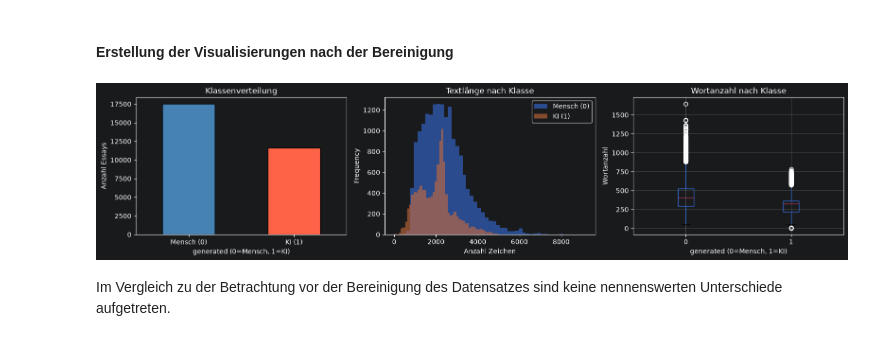
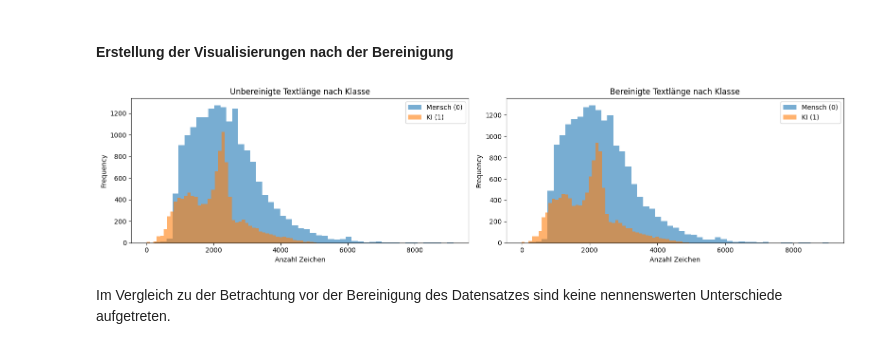
Before and after one commit to TheAmarok/Neue-Konzepte-Gruppe-9, a Jupyter notebook: Notebook_Abgabeversion_kommentiert.ipynb, the cells around one changed output. Cells and saved outputs as stored; diff of their text form; code cells hidden in the pictures.

Commit message:
ändert text zu text_clean wo nötig

```diff
--- a/Notebook_Abgabeversion_kommentiert.ipynb
+++ b/Notebook_Abgabeversion_kommentiert.ipynb
@@ -782,52 +782,34 @@ df.head()
 #### Erstellung der Visualisierungen nach der Bereinigung
 # %%
 # Drei nebeneinanderliegende Diagramme anlegen
-fig, axes = plt.subplots(1, 3, figsize=(16, 4))
+fig, axes = plt.subplots(1, 2, figsize=(16, 4))
 
-# (a) Klassenverteilung
-# Häufigkeit der Klassen als Balkendiagramm
-df["generated"].value_counts().plot(kind="bar", ax=axes[0], color=["steelblue", "tomato"], edgecolor="black")
-# Titel des ersten Diagramms
-axes[0].set_title("Klassenverteilung")
-# x-Achsen-Beschriftung
-axes[0].set_xlabel("generated (0=Mensch, 1=KI)")
-# y-Achsen-Beschriftung
-axes[0].set_ylabel("Anzahl Essays")
-# Tick-Beschriftungen lesbar setzen
-axes[0].set_xticklabels(["Mensch (0)", "KI (1)"], rotation=0)
+# Unbereinigte Textlänge (Zeichen)
+# Histogramm der Textlänge je Klasse
+df.groupby("generated")["text_length"].plot(kind="hist", bins=50, alpha=0.6, ax=axes[0], legend=True)
+# Titel
+axes[0].set_title("Unbereinigte Textlänge nach Klasse")
+# x-Achse
+axes[0].set_xlabel("Anzahl Zeichen")
+# Legende setzen
+axes[0].legend(["Mensch (0)", "KI (1)"])
 
-# (b) Textlänge (Zeichen)
-# Neue Spalte mit Zeichenanzahl je Text
-df["text_length"] = df["text"].str.len()
+# Bereinigte Textlänge (Zeichen)
 # Histogramm der Textlänge je Klasse
-df.groupby("generated")["text_length"].plot(kind="hist", bins=50, alpha=0.6, ax=axes[1], legend=True)
+df.groupby("generated")["text_clean_length"].plot(kind="hist", bins=50, alpha=0.6, ax=axes[1], legend=True)
 # Titel
-axes[1].set_title("Textlänge nach Klasse")
+axes[1].set_title("Bereinigte Textlänge nach Klasse")
 # x-Achse
 axes[1].set_xlabel("Anzahl Zeichen")
 # Legende setzen
 axes[1].legend(["Mensch (0)", "KI (1)"])
 
-# (c) Wortanzahl
-# Neue Spalte mit Wortanzahl je Text
-df["word_count"] = df["text"].str.split().str.len()
-# Boxplot der Wortanzahl je Klasse
-df.boxplot(column="word_count", by="generated", ax=axes[2])
-# Titel
-axes[2].set_title("Wortanzahl nach Klasse")
-# x-Achse
-axes[2].set_xlabel("generated (0=Mensch, 1=KI)")
-# y-Achse
-axes[2].set_ylabel("Wortanzahl")
-# Automatischen Übertitel von boxplot entfernen
-plt.suptitle("")
-
 # Layout optimieren
 plt.tight_layout()
 # Diagramm anzeigen
 plt.show()
 # %% [output]
-[figure, old version]
+[figure, new version]
 # %% [markdown]
 Im Vergleich zu der Betrachtung vor der Bereinigung des Datensatzes sind keine nennenswerten Unterschiede aufgetreten.
 # %% [markdown]
```
Also changed, not shown: parts of 5 cells of this notebook.
